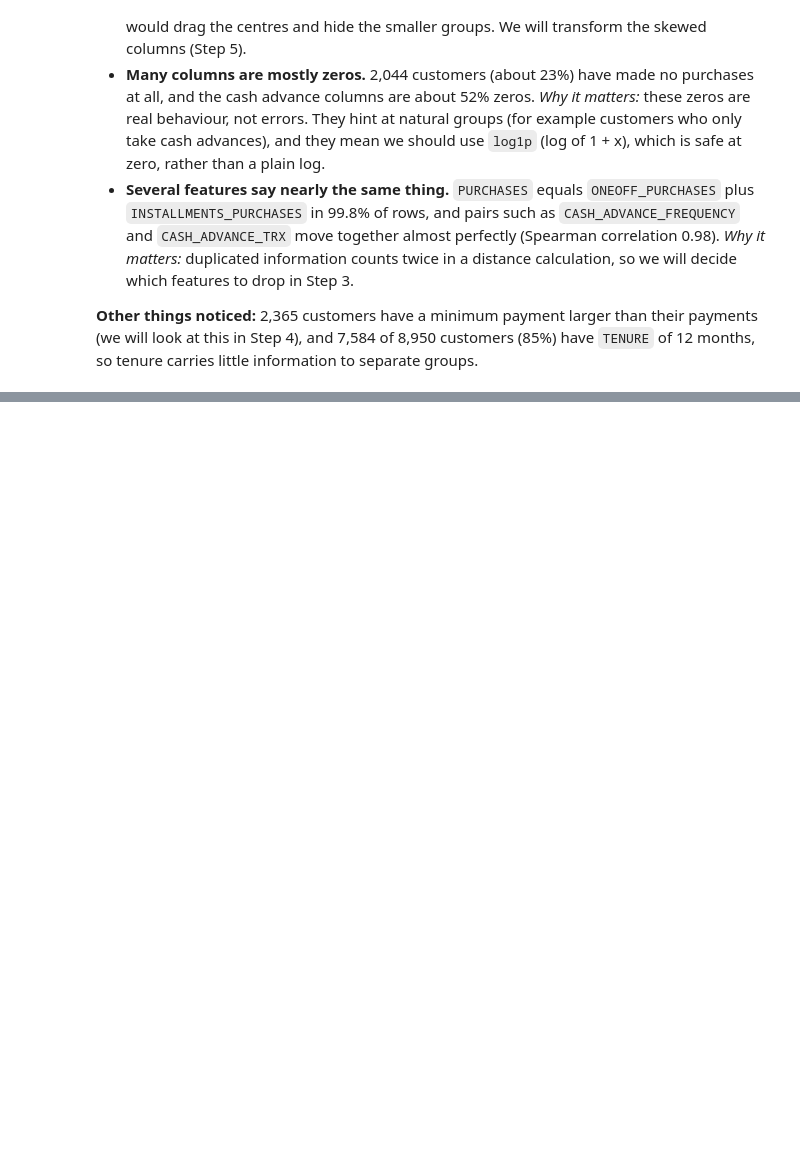
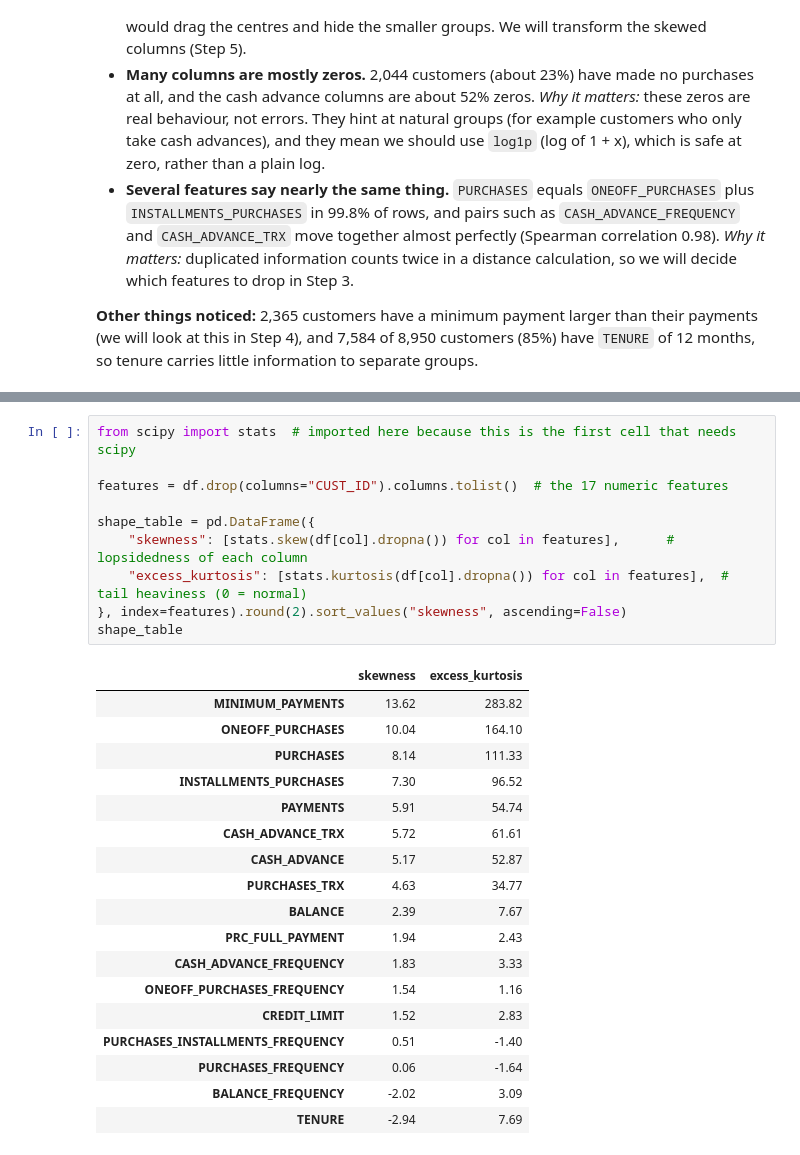
Before and after one commit to iamjomark/credit-card-customer-segmentation, a Jupyter notebook: notebooks/01_eda.ipynb, the cells around one changed output, grey strips where cells are left out. Drawn from its saved outputs; the diff is of its cells as text; blank space fills up the shorter version.

```diff
--- a/notebooks/01_eda.ipynb
+++ b/notebooks/01_eda.ipynb
@@ -155,0 +169,29 @@ df['CREDIT_LIMIT'].isna().sum()=np.int64(1), df['MINIMUM_PAYMENTS'].isna().sum()
+# %%
+from scipy import stats  # imported here because this is the first cell that needs scipy
+
+features = df.drop(columns="CUST_ID").columns.tolist()  # the 17 numeric features
+
+shape_table = pd.DataFrame({
+    "skewness": [stats.skew(df[col].dropna()) for col in features],      # lopsidedness of each column
+    "excess_kurtosis": [stats.kurtosis(df[col].dropna()) for col in features],  # tail heaviness (0 = normal)
+}, index=features).round(2).sort_values("skewness", ascending=False)
+shape_table
+# %% [output]
+|  | skewness | excess_kurtosis |
+| MINIMUM_PAYMENTS | 13.62 | 283.82 |
+| ONEOFF_PURCHASES | 10.04 | 164.10 |
+| PURCHASES | 8.14 | 111.33 |
+| INSTALLMENTS_PURCHASES | 7.30 | 96.52 |
+| PAYMENTS | 5.91 | 54.74 |
+| CASH_ADVANCE_TRX | 5.72 | 61.61 |
+| CASH_ADVANCE | 5.17 | 52.87 |
+| PURCHASES_TRX | 4.63 | 34.77 |
+| BALANCE | 2.39 | 7.67 |
+| PRC_FULL_PAYMENT | 1.94 | 2.43 |
+| CASH_ADVANCE_FREQUENCY | 1.83 | 3.33 |
+| ONEOFF_PURCHASES_FREQUENCY | 1.54 | 1.16 |
+| CREDIT_LIMIT | 1.52 | 2.83 |
+| PURCHASES_INSTALLMENTS_FREQUENCY | 0.51 | -1.40 |
+| PURCHASES_FREQUENCY | 0.06 | -1.64 |
+| BALANCE_FREQUENCY | -2.02 | 3.09 |
+| TENURE | -2.94 | 7.69 |
```
Also changed, not shown: parts of 32 cells of this notebook, 11 other files.
